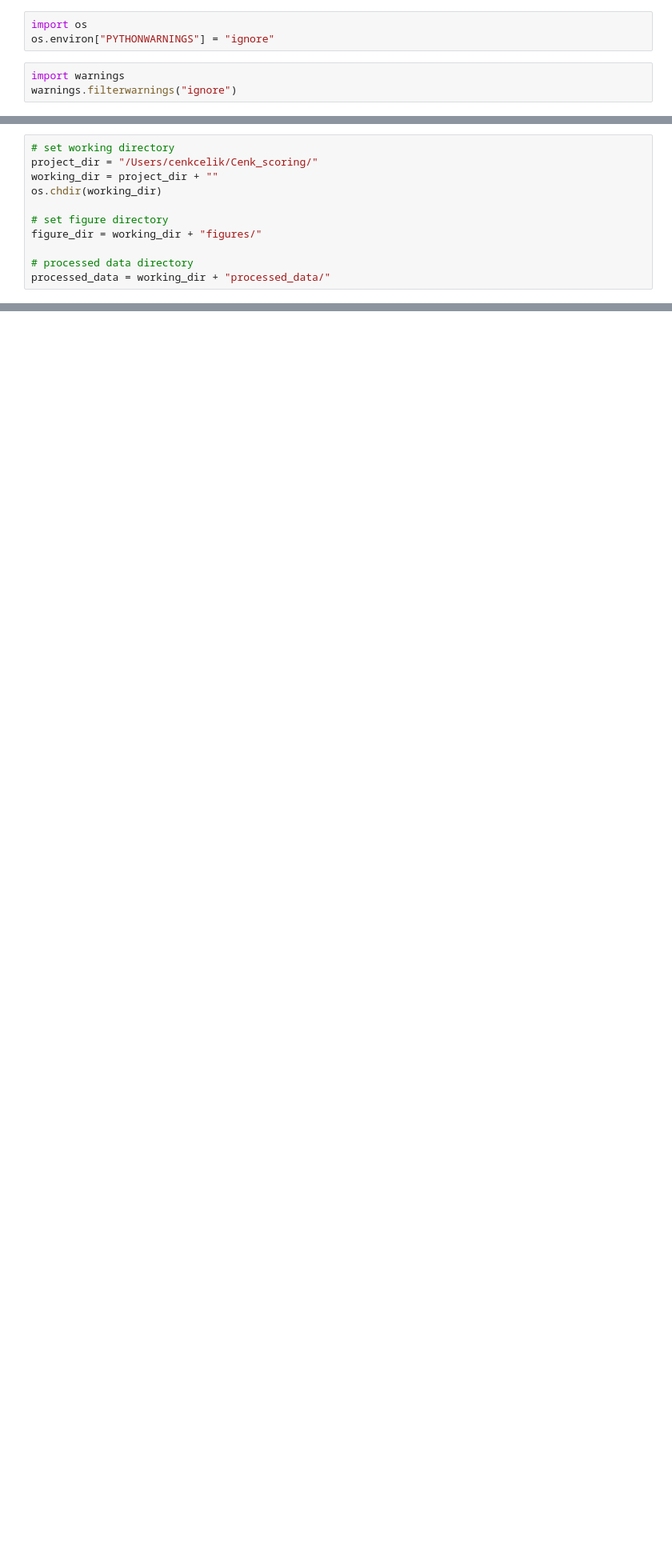
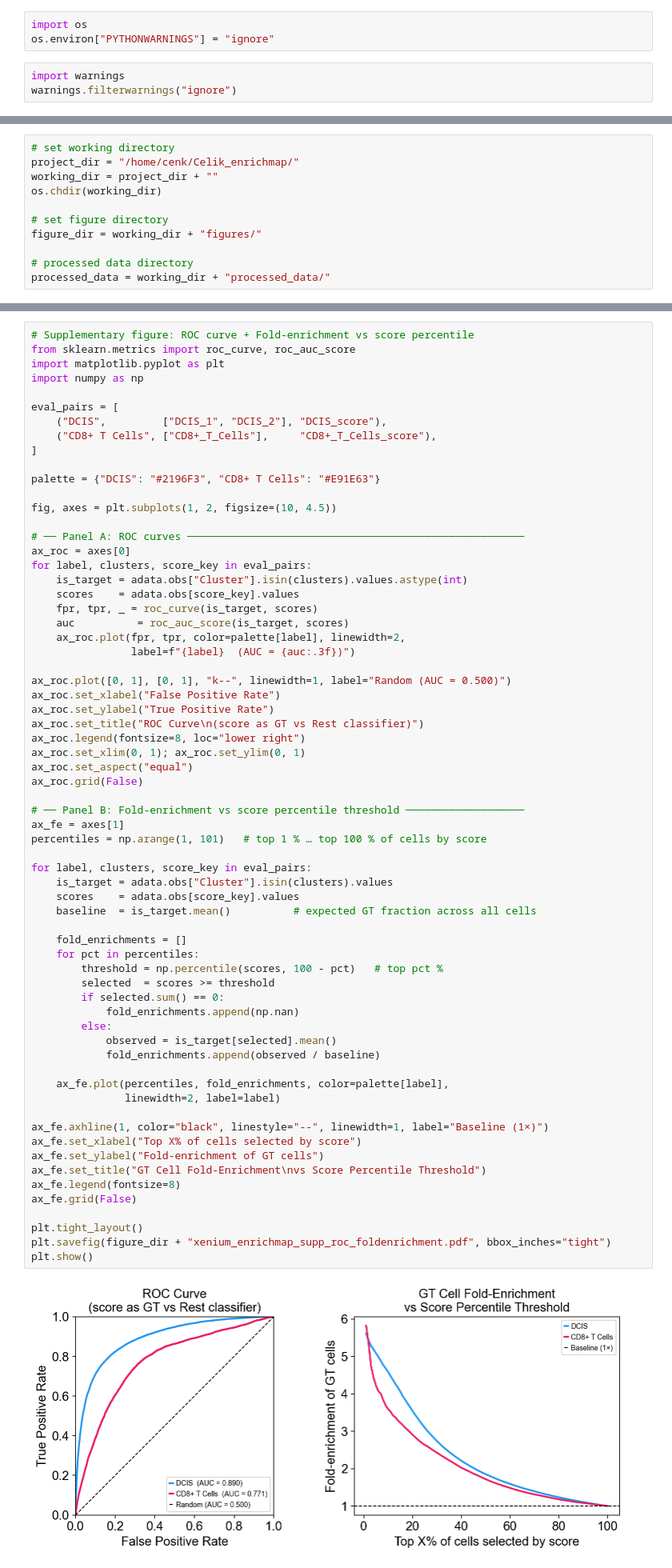
Before and after one commit to secrierlab/enrichmap-reproducibility, a Jupyter notebook: notebooks/03_xenium_platform.ipynb, the cells around one changed output, grey strips where cells are left out. Shown at 80% size. Saved outputs shown, nothing was run; the diff lists cells and outputs as text; blank space fills up the shorter version.

```diff
--- a/notebooks/03_xenium_platform.ipynb
+++ b/notebooks/03_xenium_platform.ipynb
@@ -10,6 +20,6 @@ import squidpy as sq
 # %%
 # set working directory
-project_dir = "/Users/cenkcelik/Cenk_scoring/"
+project_dir = "/home/cenk/Celik_enrichmap/"
 working_dir = project_dir + ""
 os.chdir(working_dir)
 
@@ -101,0 +377,68 @@ sq.pl.spatial_scatter(adata, shape=None, color=["Cluster"], groups=["DCIS_1", "D
+# %%
+# Supplementary figure: ROC curve + Fold-enrichment vs score percentile
+from sklearn.metrics import roc_curve, roc_auc_score
+import matplotlib.pyplot as plt
+import numpy as np
+
+eval_pairs = [
+    ("DCIS",         ["DCIS_1", "DCIS_2"], "DCIS_score"),
+    ("CD8+ T Cells", ["CD8+_T_Cells"],     "CD8+_T_Cells_score"),
+]
+
+palette = {"DCIS": "#2196F3", "CD8+ T Cells": "#E91E63"}
+
+fig, axes = plt.subplots(1, 2, figsize=(10, 4.5))
+
+# ── Panel A: ROC curves ──────────────────────────────────────────────────────
+ax_roc = axes[0]
+for label, clusters, score_key in eval_pairs:
+    is_target = adata.obs["Cluster"].isin(clusters).values.astype(int)
+    scores    = adata.obs[score_key].values
+    fpr, tpr, _ = roc_curve(is_target, scores)
+    auc          = roc_auc_score(is_target, scores)
+    ax_roc.plot(fpr, tpr, color=palette[label], linewidth=2,
+                label=f"{label}  (AUC = {auc:.3f})")
+
+ax_roc.plot([0, 1], [0, 1], "k--", linewidth=1, label="Random (AUC = 0.500)")
+ax_roc.set_xlabel("False Positive Rate")
+ax_roc.set_ylabel("True Positive Rate")
+ax_roc.set_title("ROC Curve\n(score as GT vs Rest classifier)")
+ax_roc.legend(fontsize=8, loc="lower right")
+ax_roc.set_xlim(0, 1); ax_roc.set_ylim(0, 1)
+ax_roc.set_aspect("equal")
+ax_roc.grid(False)
+
+# ── Panel B: Fold-enrichment vs score percentile threshold ───────────────────
+ax_fe = axes[1]
+percentiles = np.arange(1, 101)   # top 1 % … top 100 % of cells by score
+
+for label, clusters, score_key in eval_pairs:
+    is_target = adata.obs["Cluster"].isin(clusters).values
+    scores    = adata.obs[score_key].values
+    baseline  = is_target.mean()          # expected GT fraction across all cells
+
+    fold_enrichments = []
+    for pct in percentiles:
+        threshold = np.percentile(scores, 100 - pct)   # top pct %
+        selected  = scores >= threshold
+        if selected.sum() == 0:
+            fold_enrichments.append(np.nan)
+        else:
+            observed = is_target[selected].mean()
+            fold_enrichments.append(observed / baseline)
+
+    ax_fe.plot(percentiles, fold_enrichments, color=palette[label],
+               linewidth=2, label=label)
+
+ax_fe.axhline(1, color="black", linestyle="--", linewidth=1, label="Baseline (1×)")
+ax_fe.set_xlabel("Top X% of cells selected by score")
+ax_fe.set_ylabel("Fold-enrichment of GT cells")
+ax_fe.set_title("GT Cell Fold-Enrichment\nvs Score Percentile Threshold")
+ax_fe.legend(fontsize=8)
+ax_fe.grid(False)
+
+plt.tight_layout()
+plt.savefig(figure_dir + "xenium_enrichmap_supp_roc_foldenrichment.pdf", bbox_inches="tight")
+plt.show()
+# %% [output]
+[figure, added]
```
Also changed, not shown: parts of 21 cells of this notebook, 20 other files.
